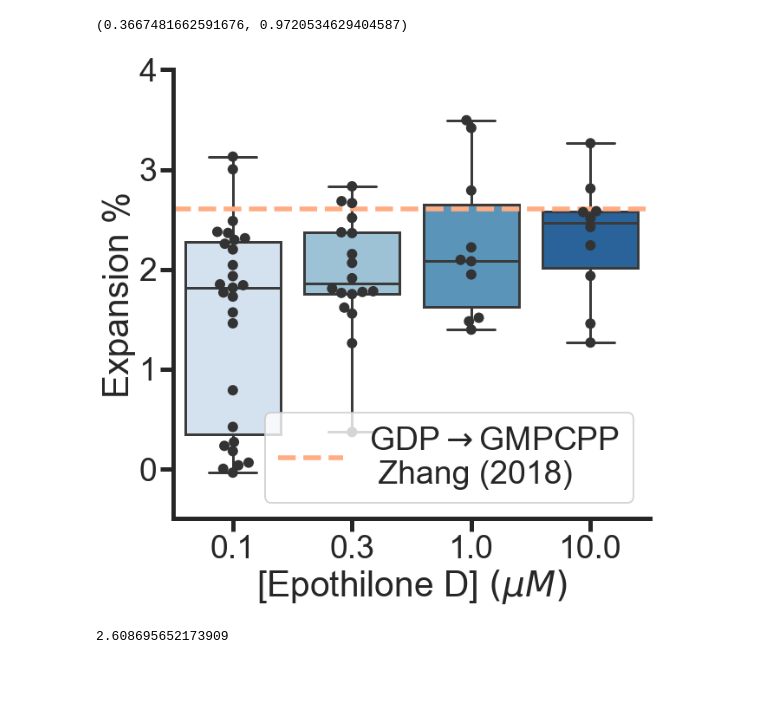
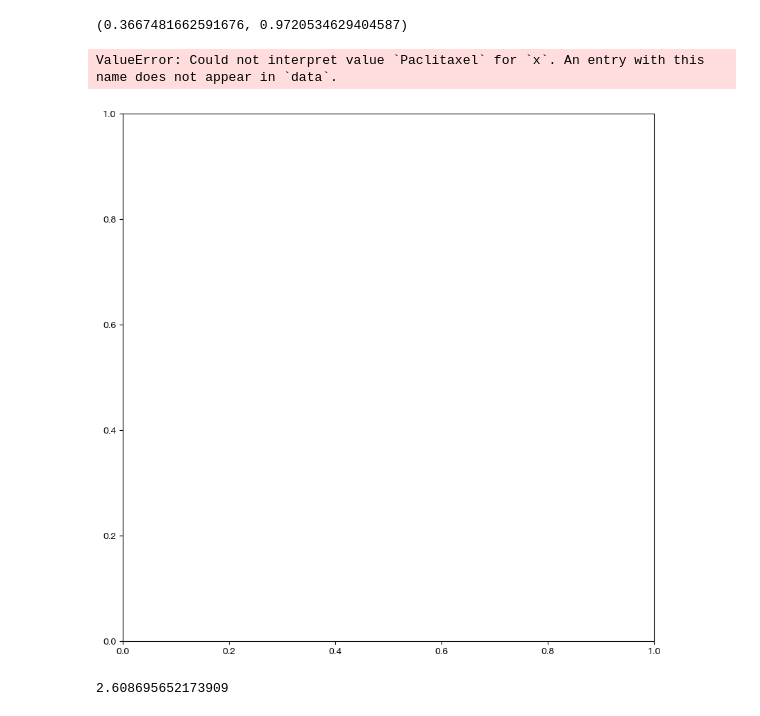
Before and after one commit to sofiacruzt/sofia-brouhardlab, a Jupyter notebook: curvature_taxol/expansion-compaction.ipynb, the cells around one changed output. Saved outputs shown, nothing was run; the diff lists cells and outputs as text; code cells hidden in the pictures; blank space fills up the shorter version.

```diff
--- a/curvature_taxol/expansion-compaction.ipynb
+++ b/curvature_taxol/expansion-compaction.ipynb
@@ -397,34 +393,35 @@ TAXnogales2017preformed , TAXnogales2017copoly
 # %%
 fig, ax = plt.subplots(1,1,figsize=(10,10))
 
 #rect = 0,0,1,1 # create an rectangle for the new axis
 #log_ax = fig.add_axes(rect) # create a new axis (or use an existing one)
 #log_ax.set_xscale("log") # log first
 
-ax = sns.boxplot(x= taxol, y='Expansion %', data=finalData, whis=np.inf, palette='Blues',linewidth=3)
-ax = sns.swarmplot(x=taxol, y='Expansion %', data=finalData, color=".2", size=12)
+ax = sns.boxplot(x='Paclitaxel', y='Expansion %', data=finalData, whis=np.inf, palette='Blues',linewidth=3)
+ax = sns.swarmplot(x='Paclitaxel', y='Expansion %', data=finalData, color=".2", size=12)
 
 ax.axhline(y = nogales2018, color = lightorange ,linestyle="--", linewidth=5.5, label='GDP'r'$\rightarrow$''GMPCPP \n Zhang (2018)')
 #plt.xlim(0.1,10)
 
 ax.set_ylim(-0.5,4)
 ax.legend( loc = 'lower right')
 #ax.legend('')
 ax.set_xlabel(taxol)
 
 sns.set_style("ticks")
 sns.despine()
 ax.spines['left'].set_lw(5)
 ax.spines['bottom'].set_lw(5)
 ax.tick_params(axis='both', width = 5, length = 15)
 sns.set_context("poster", font_scale=1.7, rc={"lines.linewidth":3.0})
 
 plt.tight_layout()
 
 
 plt.savefig(path/('expansion_'+date_today+'.svg'))
 # %% [output]
+ValueError: Could not interpret value `Paclitaxel` for `x`. An entry with this name does not appear in `data`.
-[figure, old version]
+[figure, new version]
 # %%
 (1- 81.76/83.95)*100
 # %% [output]
```
Also changed, not shown: parts of 7 cells of this notebook.
